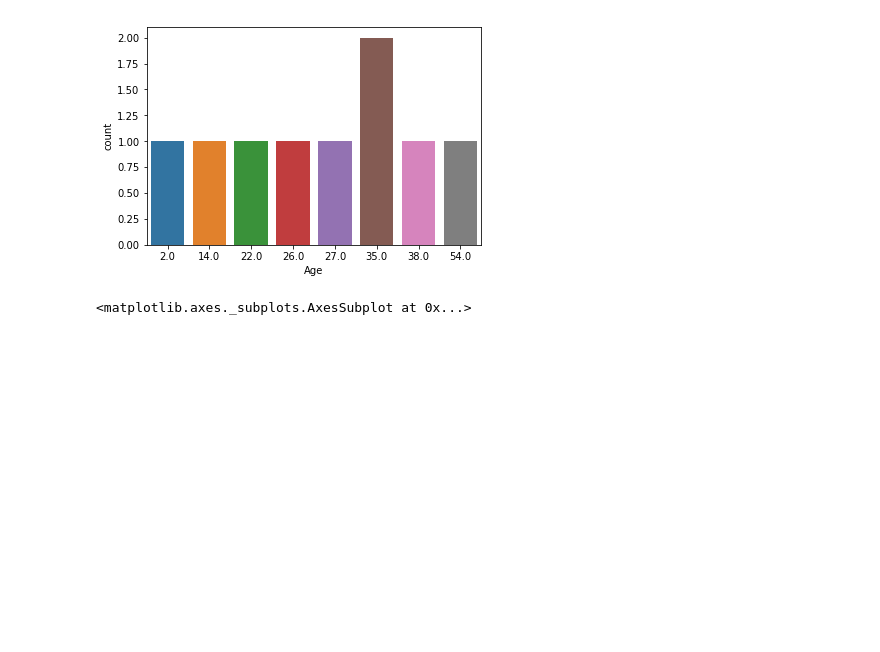
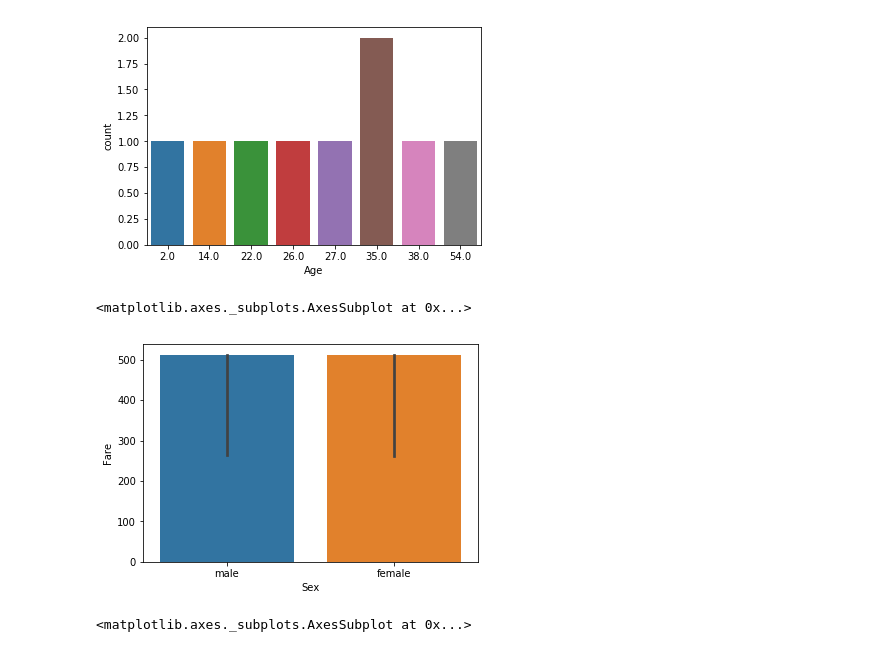
Before and after one commit to fyx-tju/python, a Jupyter notebook: view.ipynb, the cells around one changed output. Drawn from its saved outputs; the diff is of its cells as text; code cells hidden in the pictures; blank space fills up the shorter version.

```diff
--- a/view.ipynb
+++ b/view.ipynb
@@ -51,6 +74,11 @@ sns.countplot(reviews["Age"].head(10))
 # %% [output]
 <matplotlib.axes._subplots.AxesSubplot at 0x...>
 [figure]
+# %%
+sns.barplot("Sex","Fare",data=reviews,estimator=max)
+# %% [output]
+<matplotlib.axes._subplots.AxesSubplot at 0x...>
+[figure, added]
 # %%
 sns.kdeplot(reviews.query('Age > 30 & Age < 40').Age)
 #密度曲线
```
Also changed, not shown: parts of 6 cells of this notebook, 26 other files.
